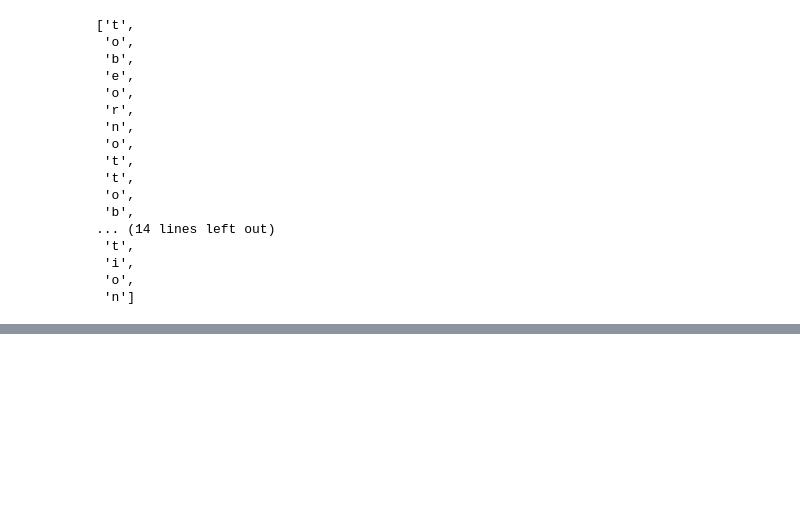
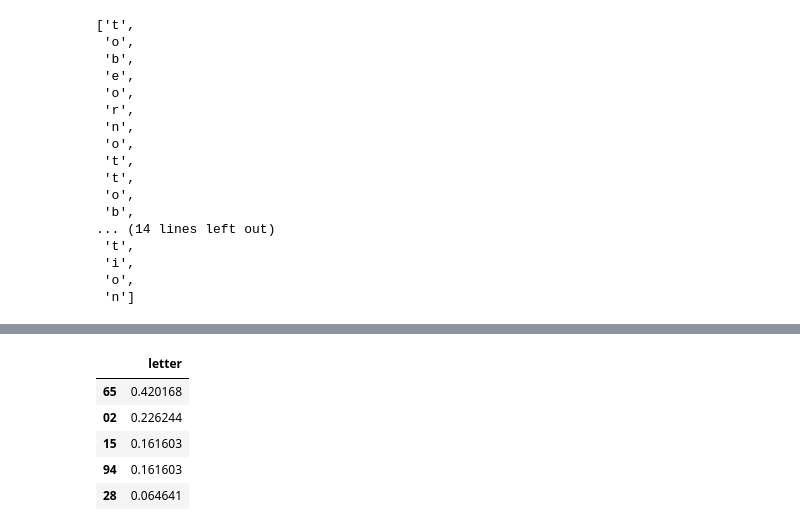
Before and after one commit to serengil/crypto, a Jupyter notebook: python/classical/Homophonic.ipynb, the cells around one changed output, grey strips where cells are left out. Cells and saved outputs as stored; diff of their text form; code cells hidden in the pictures; blank space fills up the shorter version.

```diff
--- a/python/classical/Homophonic.ipynb
+++ b/python/classical/Homophonic.ipynb
@@ -134,0 +143,2 @@ restored_text[0:30]
+# %%
+ciphertext = c.split(" ")
@@ -134,0 +183,2 @@ restored_text[0:30]
+# %%
+unigrams = pd.DataFrame(ciphertext, columns=["letter"])
@@ -134,0 +191,2 @@ restored_text[0:30]
+# %%
+unigrams_frequencies = pd.DataFrame(100*unigrams.letter.value_counts()/unigrams.letter.value_counts().sum())
@@ -134,0 +195,9 @@ restored_text[0:30]
+# %%
+unigrams_frequencies.tail()
+# %% [output]
+|  | letter |
+| 65 | 0.420168 |
+| 02 | 0.226244 |
+| 15 | 0.161603 |
+| 94 | 0.161603 |
+| 28 | 0.064641 |
```
Also changed, not shown: parts of 19 cells of this notebook.
